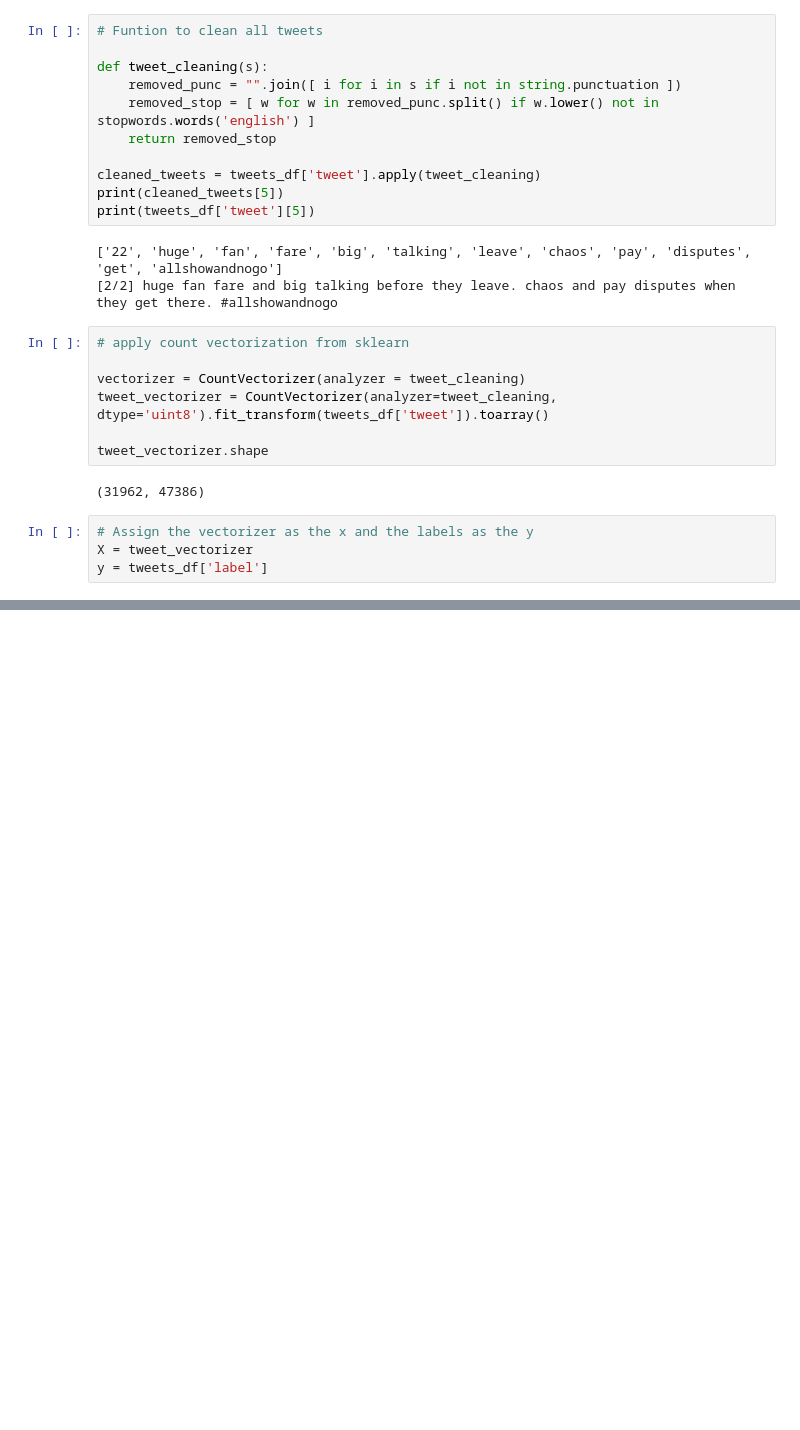
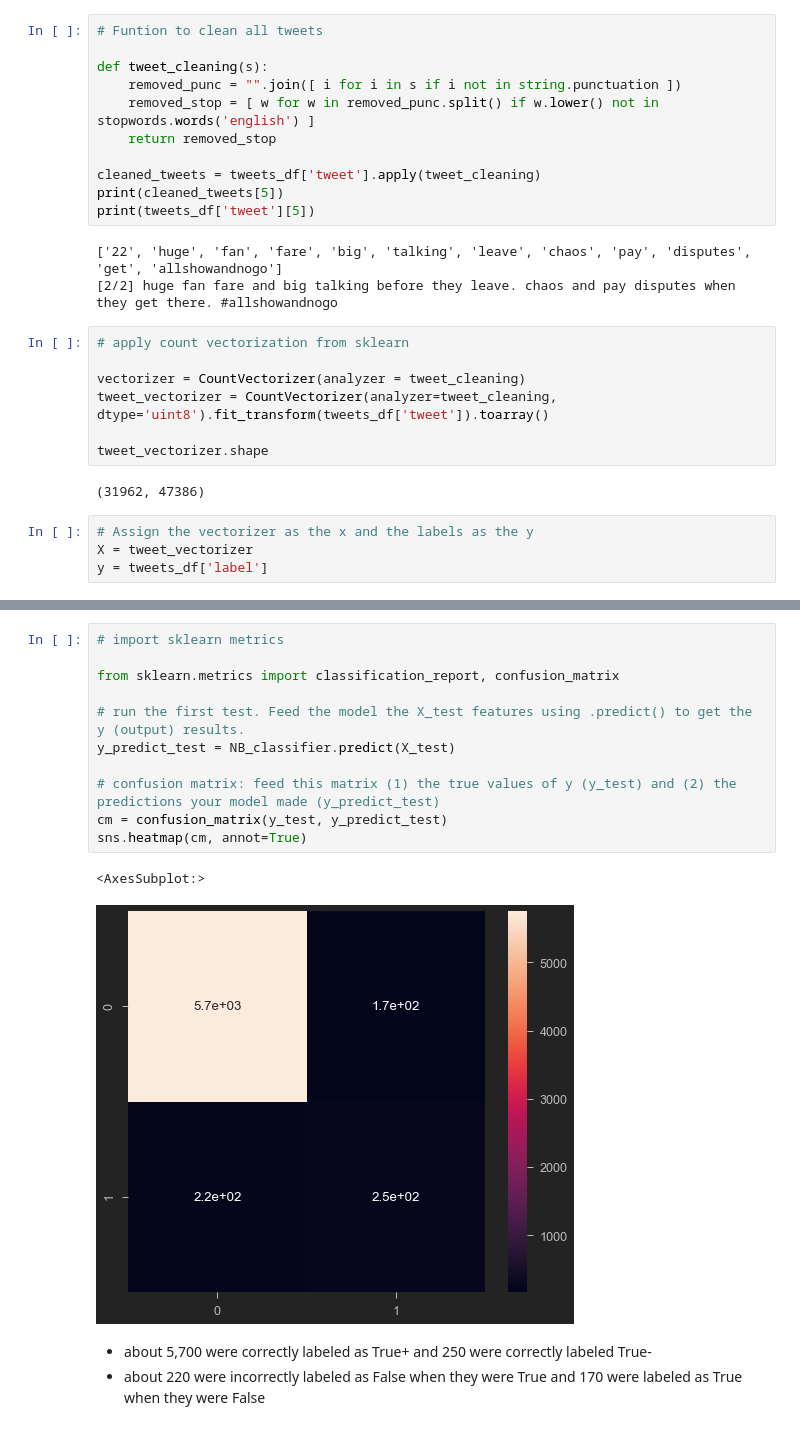
Before and after one commit to gianmillare/NLP-Sentiment-Analysis-Guide, a Jupyter notebook: NLP_Sentiment.ipynb, the cells around one changed output, grey strips where cells are left out. Drawn from its saved outputs; the diff is of its cells as text; blank space fills up the shorter version.

Commit message:
trained the NB model and created a confusion matrix for classification report

```diff
--- a/NLP_Sentiment.ipynb
+++ b/NLP_Sentiment.ipynb
@@ -345,0 +354,17 @@ MultinomialNB()
+# %%
+# import sklearn metrics
+
+from sklearn.metrics import classification_report, confusion_matrix
+
+# run the first test. Feed the model the X_test features using .predict() to get the y (output) results.
+y_predict_test = NB_classifier.predict(X_test)
+
+# confusion matrix: feed this matrix (1) the true values of y (y_test) and (2) the predictions your model made (y_predict_test)
+cm = confusion_matrix(y_test, y_predict_test)
+sns.heatmap(cm, annot=True)
+# %% [output]
+<AxesSubplot:>
+[figure, added]
+# %% [markdown]
+- about 5,700 were correctly labeled as True+ and 250 were correctly labeled True-
+- about 220 were incorrectly labeled as False when they were True and 170 were labeled as True when they were False
```
Also changed, not shown: parts of 37 cells of this notebook, 1 other file.
